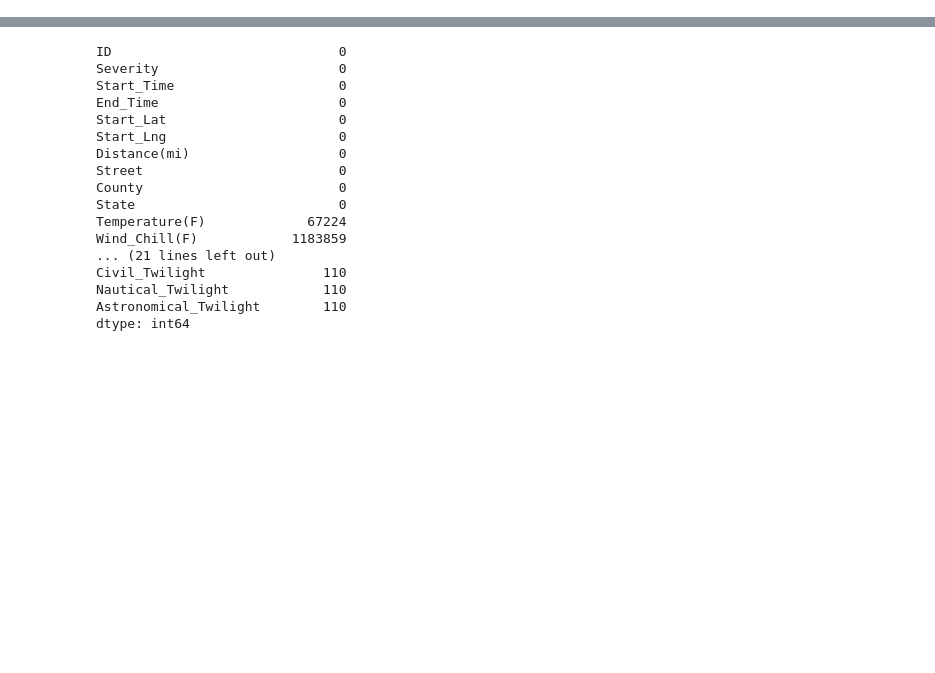
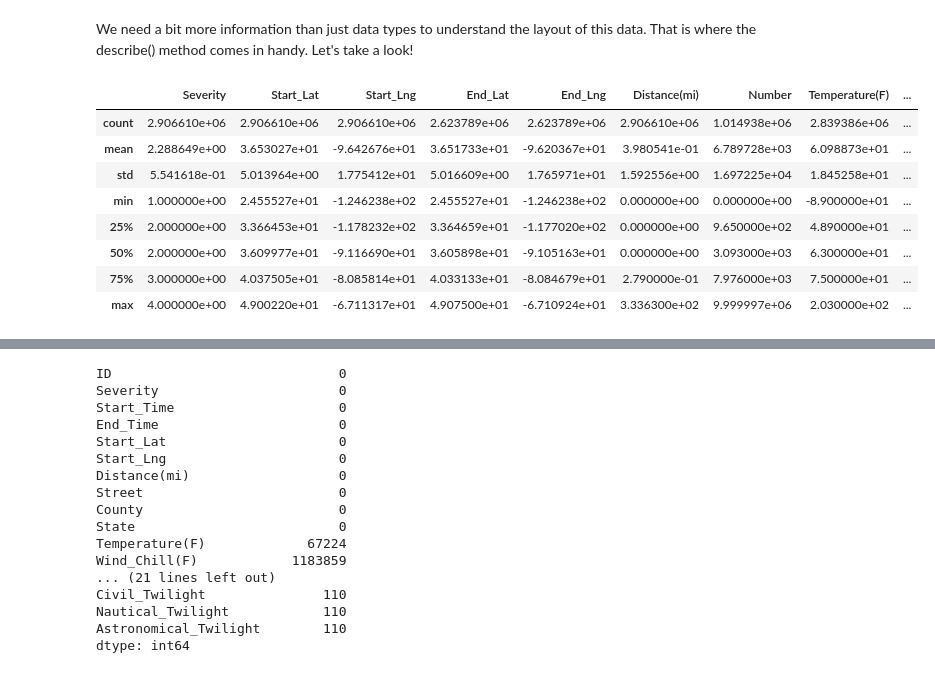
Before and after one commit to weslieashlyn/5300-Traffic-Accidents, a Jupyter notebook: Data Cleaning.ipynb, the cells around one changed output, grey strips where cells are left out. Drawn from its saved outputs; the diff is of its cells as text; code cells hidden in the pictures; blank space fills up the shorter version.

```diff
--- a/Data Cleaning.ipynb
+++ b/Data Cleaning.ipynb
@@ -21,0 +71,14 @@ print(df.shape)
+# %% [markdown]
+We need a bit more information than just data types to understand the layout of this data. That is where the describe() method comes in handy. Let's take a look!
+# %%
+df.describe()
+# %% [output]
+|  | Severity | Start_Lat | Start_Lng | End_Lat | End_Lng | Distance(mi) | Number | Temperature(F) | ... |
+| count | 2.906610e+06 | 2.906610e+06 | 2.906610e+06 | 2.623789e+06 | 2.623789e+06 | 2.906610e+06 | 1.014938e+06 | 2.839386e+06 | ... |
+| mean | 2.288649e+00 | 3.653027e+01 | -9.642676e+01 | 3.651733e+01 | -9.620367e+01 | 3.980541e-01 | 6.789728e+03 | 6.098873e+01 | ... |
+| std | 5.541618e-01 | 5.013964e+00 | 1.775412e+01 | 5.016609e+00 | 1.765971e+01 | 1.592556e+00 | 1.697225e+04 | 1.845258e+01 | ... |
+| min | 1.000000e+00 | 2.455527e+01 | -1.246238e+02 | 2.455527e+01 | -1.246238e+02 | 0.000000e+00 | 0.000000e+00 | -8.900000e+01 | ... |
+| 25% | 2.000000e+00 | 3.366453e+01 | -1.178232e+02 | 3.364659e+01 | -1.177020e+02 | 0.000000e+00 | 9.650000e+02 | 4.890000e+01 | ... |
+| 50% | 2.000000e+00 | 3.609977e+01 | -9.116690e+01 | 3.605898e+01 | -9.105163e+01 | 0.000000e+00 | 3.093000e+03 | 6.300000e+01 | ... |
+| 75% | 3.000000e+00 | 4.037505e+01 | -8.085814e+01 | 4.033133e+01 | -8.084679e+01 | 2.790000e-01 | 7.976000e+03 | 7.500000e+01 | ... |
+| max | 4.000000e+00 | 4.900220e+01 | -6.711317e+01 | 4.907500e+01 | -6.710924e+01 | 3.336300e+02 | 9.999997e+06 | 2.030000e+02 | ... |
```
Also changed, not shown: parts of 30 cells of this notebook, 1 other file.
